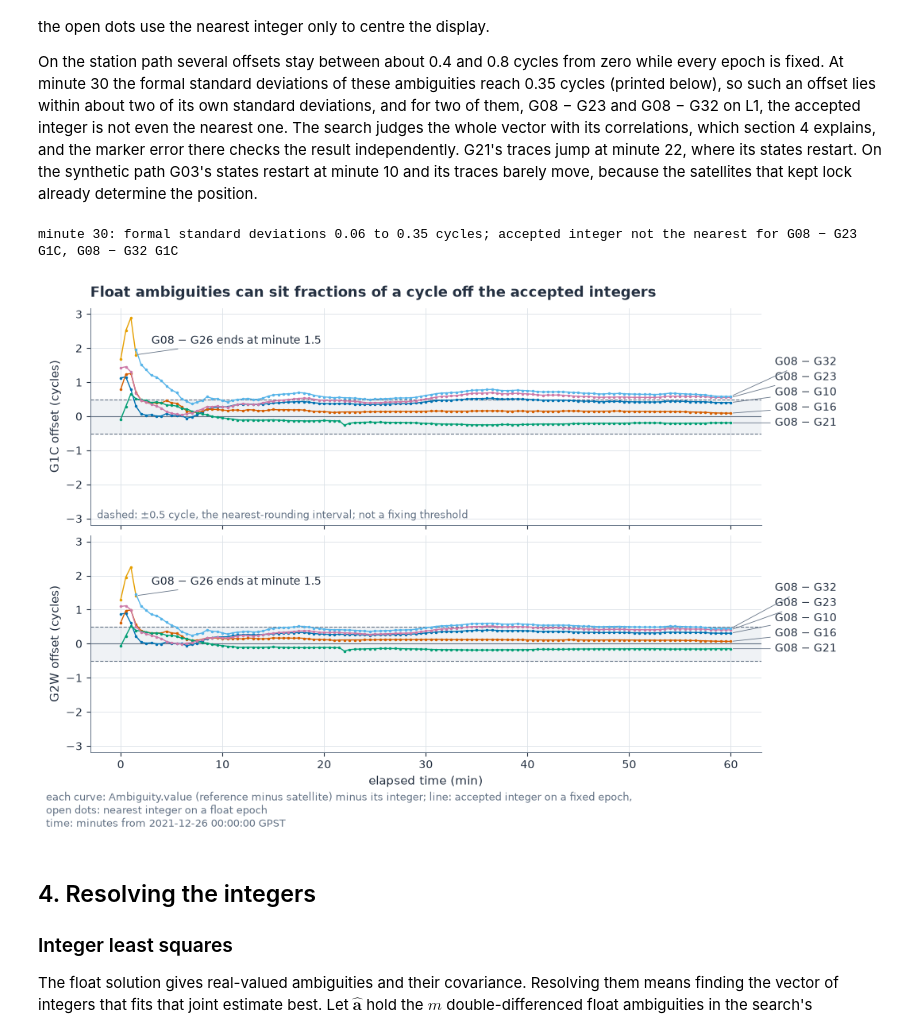
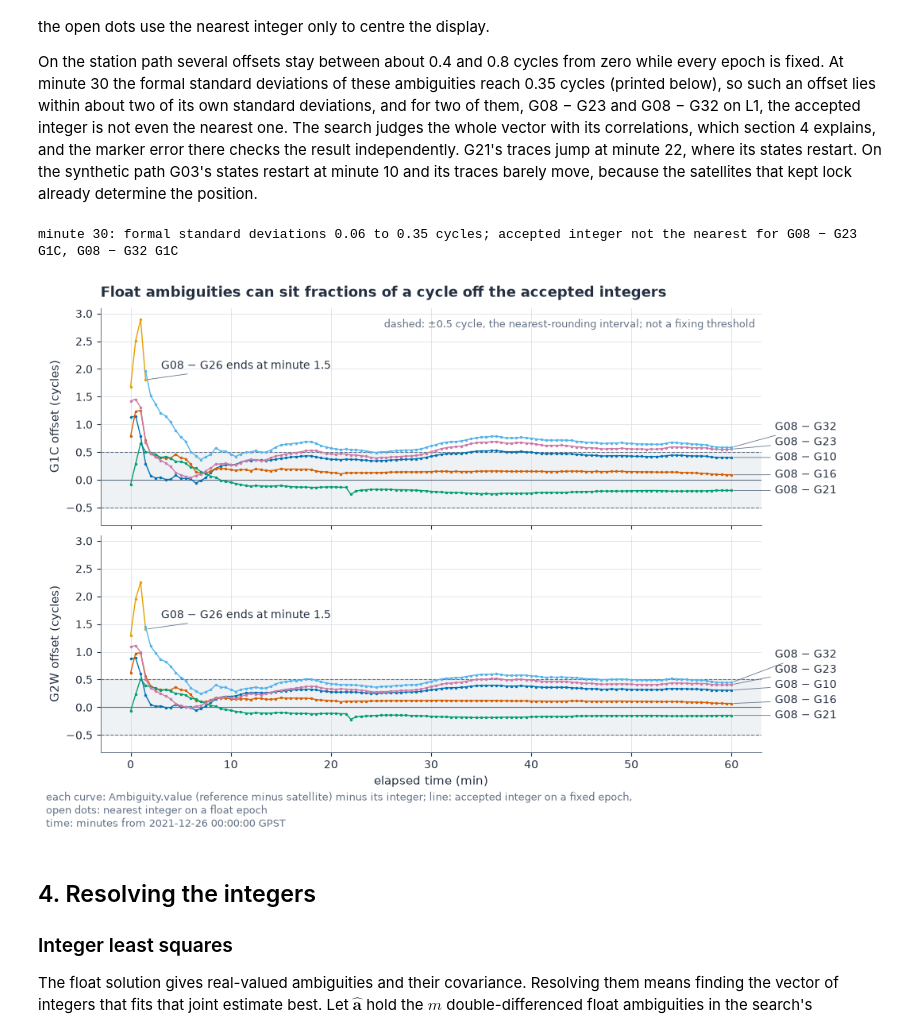
Before and after one commit to aklofas/purple-gnss, a Jupyter notebook: pyrx/notebooks/03-rtk.ipynb, the cells around one changed output. Drawn from its saved outputs; the diff is of its cells as text; code cells hidden in the pictures.

Commit message:
Fit the ambiguity figure's axis to the offsets it shows

```diff
--- a/pyrx/notebooks/03-rtk.ipynb
+++ b/pyrx/notebooks/03-rtk.ipynb
@@ -654,43 +654,46 @@ print(f"minute {tf[mid]:.0f}: formal standard deviations {min(stds):.2f} to {max
       f"cycles; accepted integer not the nearest for {', '.join(far) or 'none'}")
 sats = sorted({k[1] for k in offsets})
 color = {s: CATEGORIES[i % len(CATEGORIES)] for i, s in enumerate(sats)}
-lim = 1.1 * max(0.6, np.nanmax(np.abs(np.concatenate(list(offsets.values())))))
+every = np.concatenate(list(offsets.values()))
+lo, hi = min(-0.6, np.nanmin(every)), max(0.6, np.nanmax(every))
+pad = 0.06 * (hi - lo)
 
 fig, axes = figure(2, 1, figsize=(10, 6.4), sharex=True, sharey=True)
 for ax, sig in zip(axes, signals):
     ax.axhspan(-0.5, 0.5, color=BAR, alpha=0.3, linewidth=0)
     for edge in (-0.5, 0.5):
         ax.axhline(edge, color=MUTED, linestyle="--", linewidth=0.8)
     ax.axhline(0, color=MUTED, linewidth=0.8)
-    ax.set_ylim(-lim, lim)
+    ax.set_ylim(lo - pad, hi + pad)
     labels = []
     for (q, s, g), y in sorted(offsets.items()):
         if g != sig:
             continue
         fx = fixed_mask[(q, s, g)]
         ax.plot(tf, np.where(fx, y, np.nan), color=color[s], linestyle="-", marker=".",
                 markersize=3, linewidth=1)
         ax.plot(tf[~fx], y[~fx], "o", color=color[s], markerfacecolor="white", markersize=4)
         last = np.flatnonzero(np.isfinite(y))[-1]
         if tf[last] < 0.8 * tf[-1]:  # an early end gets its label at that point
             ax.annotate(f"{q} − {s} ends at minute {tf[last]:.1f}", (tf[last], y[last]),
                         xytext=(14, 10), textcoords="offset points", fontsize=10, color=INK,
                         arrowprops={"arrowstyle": "-", "color": MUTED, "linewidth": 0.6})
         else:
             labels.append((f"{q} − {s}", tf[last], y[last]))
     end_labels(ax, labels)
     ax.set_ylabel(f"{sig} offset (cycles)")
-axes[0].text(0.01, 0.03, "dashed: ±0.5 cycle, the nearest-rounding interval; "
-             "not a fixing threshold", transform=axes[0].transAxes, fontsize=9, color=MUTED)
+axes[0].text(0.99, 0.95, "dashed: ±0.5 cycle, the nearest-rounding interval; "
+             "not a fixing threshold", transform=axes[0].transAxes, ha="right", va="top",
+             fontsize=9, color=MUTED)
 axes[0].set_title("Float ambiguities can sit fractions of a cycle off the accepted integers")
 axes[1].set_xlabel("elapsed time (min)")
 figure_note(fig, "each curve: Ambiguity.value (reference minus satellite) minus its integer; "
             "line: accepted integer on a fixed epoch,\nopen dots: nearest integer on a float "
             "epoch\n" + time_note(rover[0], synthetic))
 plt.show()
 # %% [output]
 minute 30: formal standard deviations 0.06 to 0.35 cycles; accepted integer not the nearest for G08 − G23 G1C, G08 − G32 G1C
-[figure, old version]
+[figure, new version]
 # %% [markdown]
 ## 4. Resolving the integers
 
```
